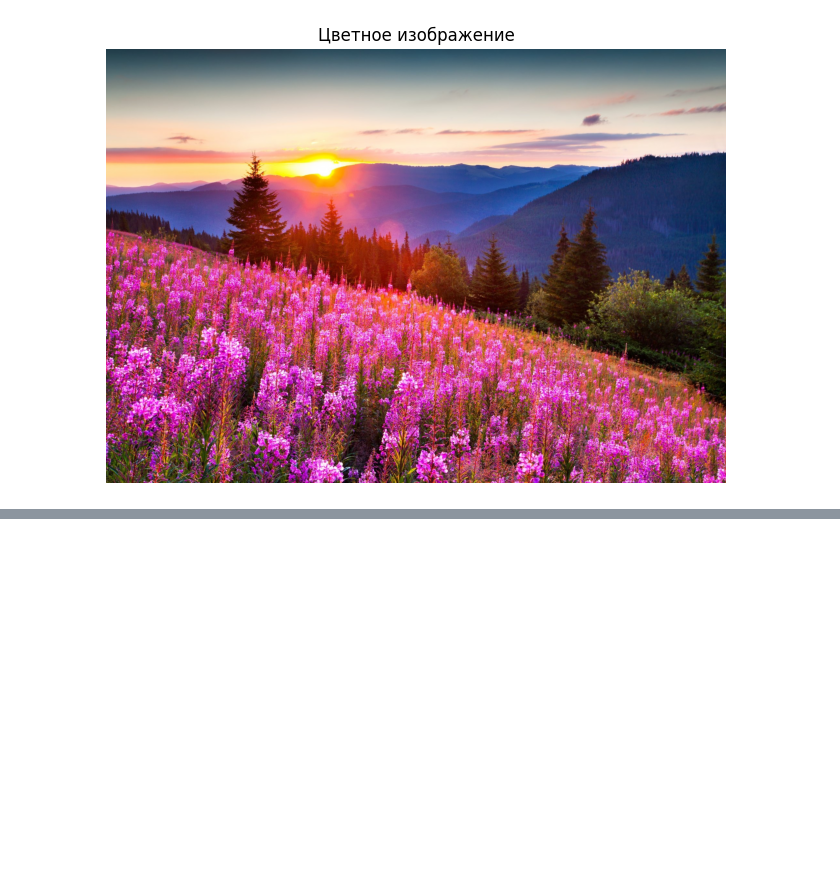
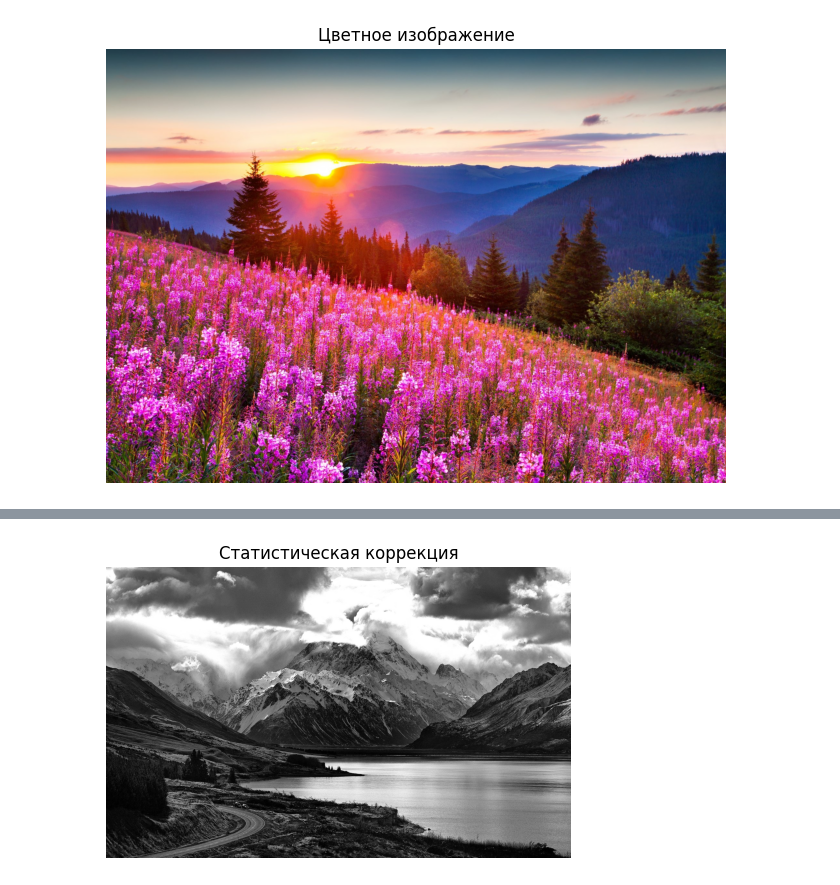
Before and after one commit to Fox666M/image-processing, a Jupyter notebook: Homework_1.ipynb, the cells around one changed output, grey strips where cells are left out. Cells and saved outputs as stored; diff of their text form; code cells hidden in the pictures; blank space fills up the shorter version.

```diff
--- a/Homework_1.ipynb
+++ b/Homework_1.ipynb
@@ -93 +81,23 @@ plt.show()
+# %%
+# 5. Статистическая цветокоррекция
+# Создаем референсное изображение (например, через эквализацию)
+eq_gray = cv2.equalizeHist(img_gray)
+
+def match_statistics(src, ref):
+    src_f = src.astype(np.float32)
+    ref_f = ref.astype(np.float32)
+
+    # Формула: (Src - Mean_Src) * (Std_Ref / Std_Src) + Mean_Ref
+    out = (src_f - src_f.mean()) * (ref_f.std() / (src_f.std() + 1e-8)) + ref_f.mean()
+    return np.clip(out, 0, 255).astype(np.uint8)
+
+stat_corrected = match_statistics(img_gray, eq_gray)
+
+plt.figure(figsize=(6, 4))
+plt.imshow(stat_corrected, cmap='gray')
+plt.title('Статистическая коррекция')
+plt.axis('off')
+plt.show()
+# %% [output]
+[figure, added]
 # %%
```
Also changed, not shown: parts of 8 cells of this notebook.
